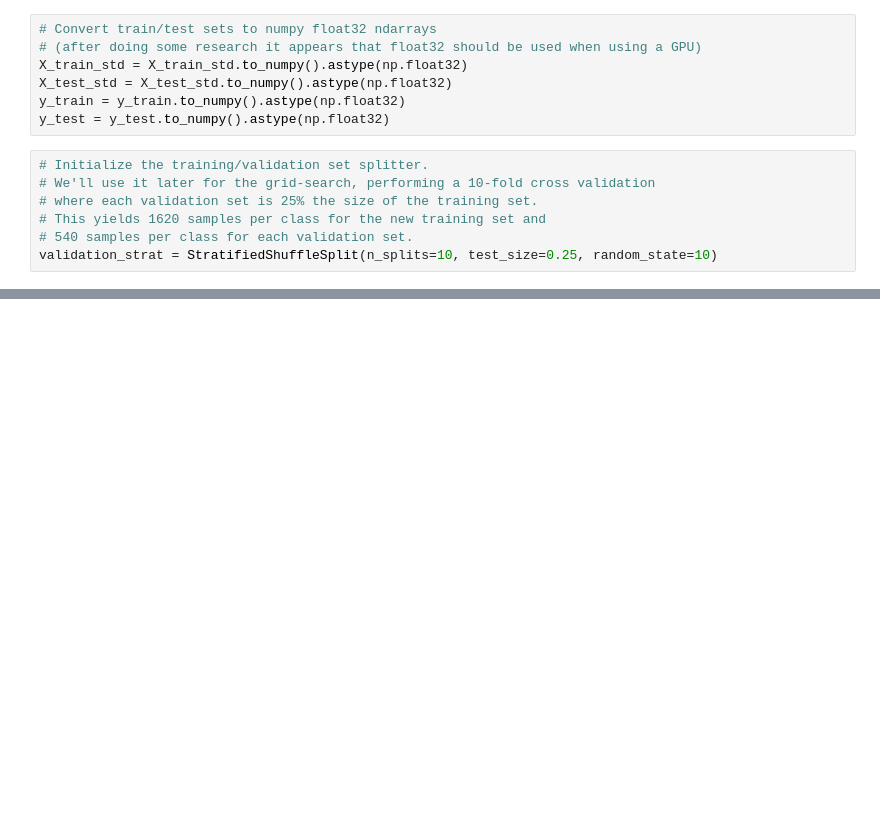
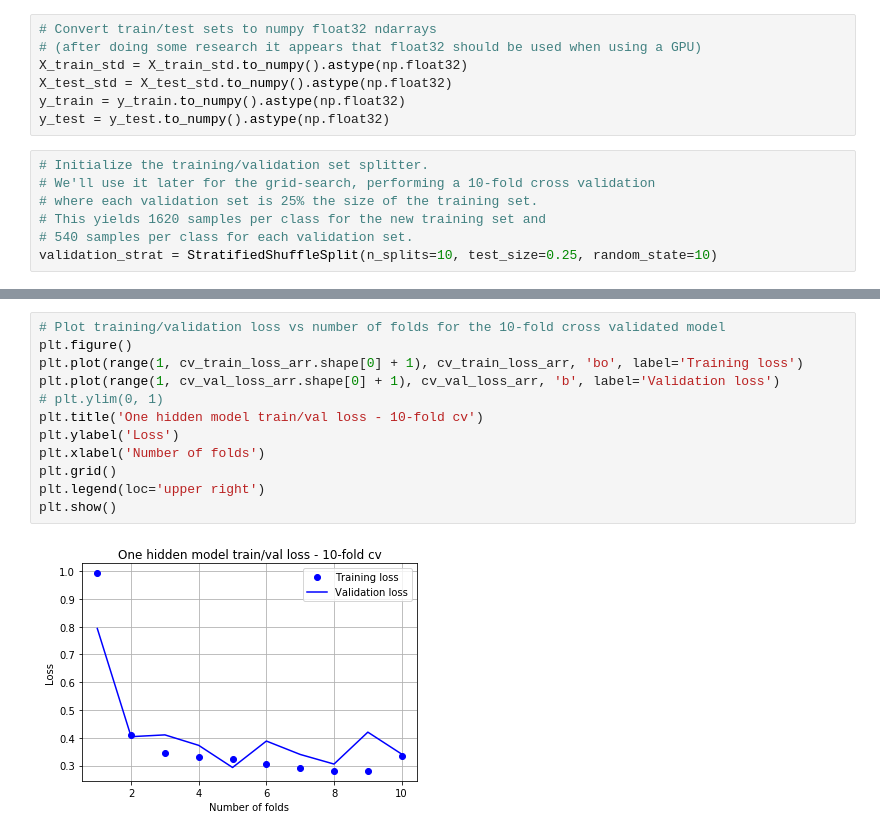
Before and after one commit to Nico769/Forest-Cover-Type-NN, a Jupyter notebook: 02-Classifiers.ipynb, the cells around one changed output, grey strips where cells are left out. Saved outputs shown, nothing was run; the diff lists cells and outputs as text; blank space fills up the shorter version.

```diff
--- a/02-Classifiers.ipynb
+++ b/02-Classifiers.ipynb
@@ -323,0 +329,14 @@ print(norm_cm)
+# %%
+# Plot training/validation loss vs number of folds for the 10-fold cross validated model
+plt.figure()
+plt.plot(range(1, cv_train_loss_arr.shape[0] + 1), cv_train_loss_arr, 'bo', label='Training loss')
+plt.plot(range(1, cv_val_loss_arr.shape[0] + 1), cv_val_loss_arr, 'b', label='Validation loss')
+# plt.ylim(0, 1)
+plt.title('One hidden model train/val loss - 10-fold cv')
+plt.ylabel('Loss')
+plt.xlabel('Number of folds')
+plt.grid()
+plt.legend(loc='upper right')
+plt.show()
+# %% [output]
+[figure, added]
```
Also changed, not shown: parts of 30 cells of this notebook.
